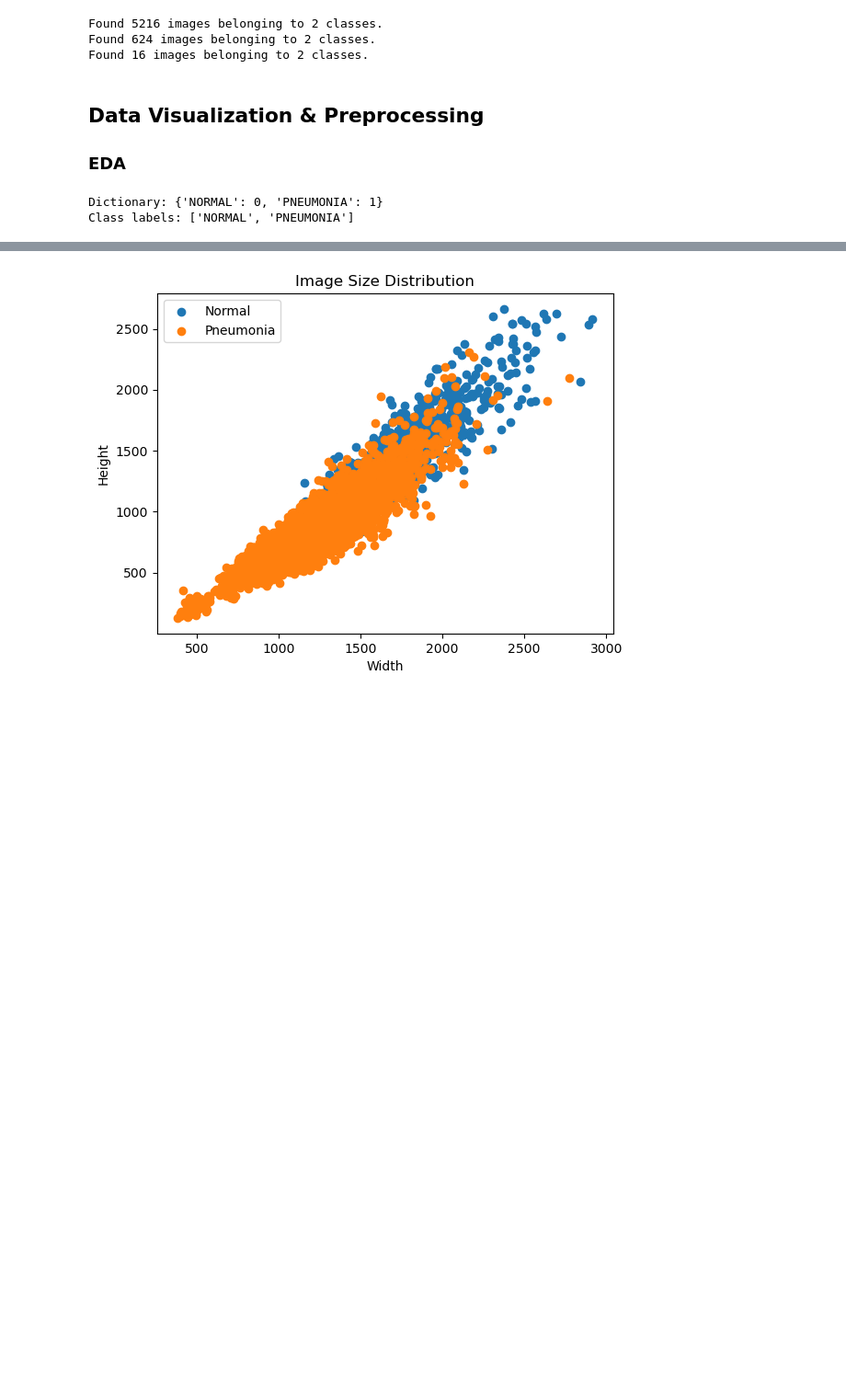
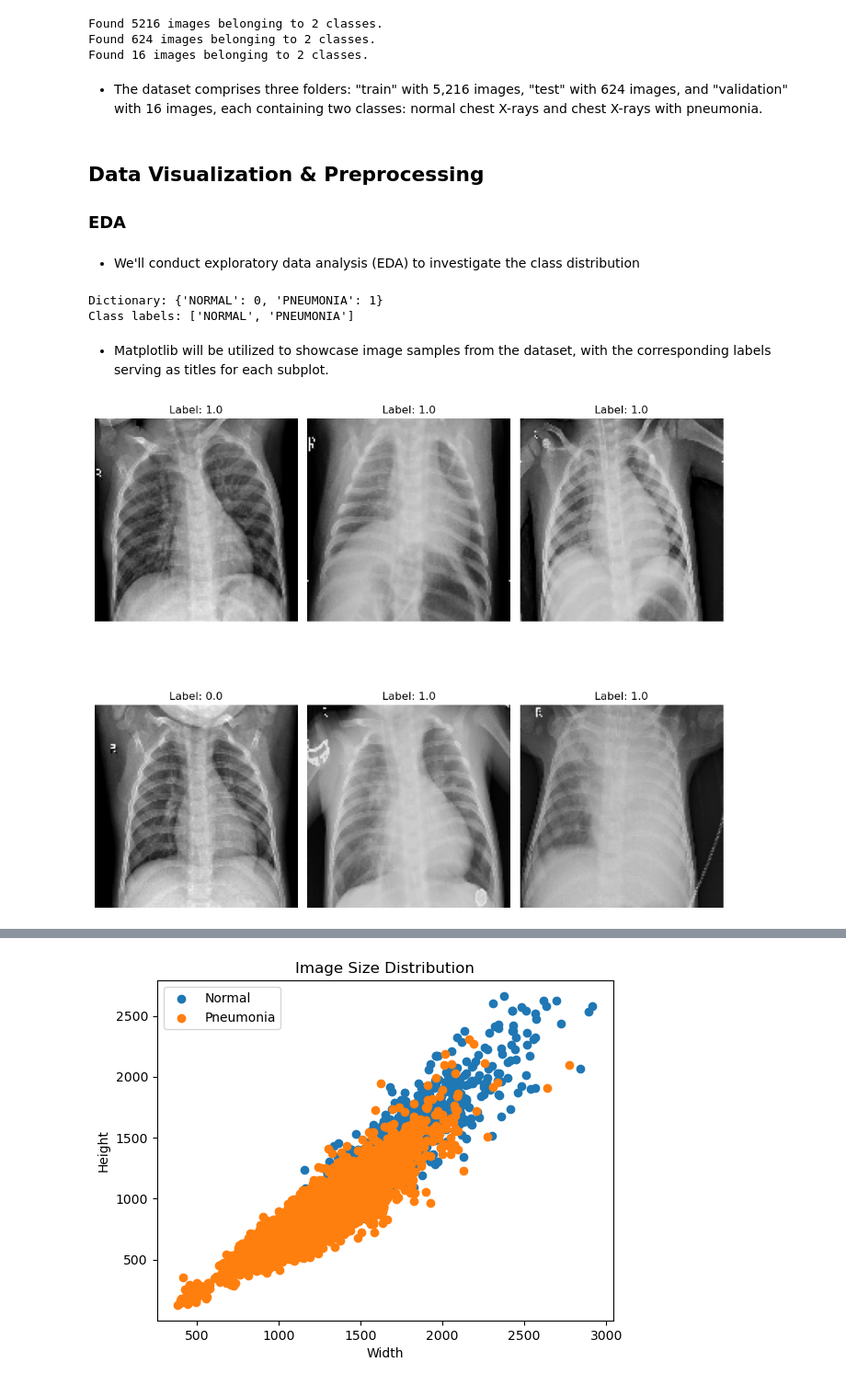
Before and after one commit to Bree-009/Deep-Learning-Analysis-of-X-Ray-Images-for-Pneumonia-Detection, a Jupyter notebook: Image Classification notebook.ipynb, the cells around one changed output, grey strips where cells are left out. Shown at 92% size. Cells and saved outputs as stored; diff of their text form; code cells hidden in the pictures; blank space fills up the shorter version.

```diff
--- a/Image Classification notebook.ipynb
+++ b/Image Classification notebook.ipynb
@@ -92,9 +127,13 @@ val_generator = load_data(val_folder, val_batch_size, datagen, downsampled_size,
 Found 5216 images belonging to 2 classes.
 Found 624 images belonging to 2 classes.
 Found 16 images belonging to 2 classes.
+# %% [markdown]
+- The dataset comprises three folders: "train" with 5,216 images, "test" with 624 images, and "validation" with 16 images, each containing two classes: normal chest X-rays and chest X-rays with pneumonia.
 # %% [markdown]
 ## Data Visualization & Preprocessing
 ### EDA
+# %% [markdown]
+- We'll conduct exploratory data analysis (EDA) to investigate the class distribution
 # %%
 # Retrieve the dictionary of class indices from the train_generator
 dict_class = train_generator.class_indices
@@ -106,3 +145,25 @@ print(f'Class labels: {class_names}')
 # %% [output]
 Dictionary: {'NORMAL': 0, 'PNEUMONIA': 1}
 Class labels: ['NORMAL', 'PNEUMONIA']
+# %% [markdown]
+- Matplotlib will be utilized to showcase image samples from the dataset, with the corresponding labels serving as titles for each subplot.
+# %%
+# Get a batch of images from the train generator
+batch = next(train_generator)
+
+# Extract the images and labels from the batch
+images, labels = batch
+
+# Display the first few images with their corresponding labels
+num_images = 6
+
+fig, axes = plt.subplots(2, 3, figsize=(10, 10))
+for i in range(num_images):
+    axes[i//3, i%3].imshow(images[i], cmap='RdBu')
+    axes[i//3, i%3].set_title('Label: {}'.format(labels[i]))
+    axes[i//3, i%3].axis('off')
+
+plt.tight_layout()
+plt.show()
+# %% [output]
+[figure, added]
```
Also changed, not shown: parts of 66 cells of this notebook, 1 other file.
